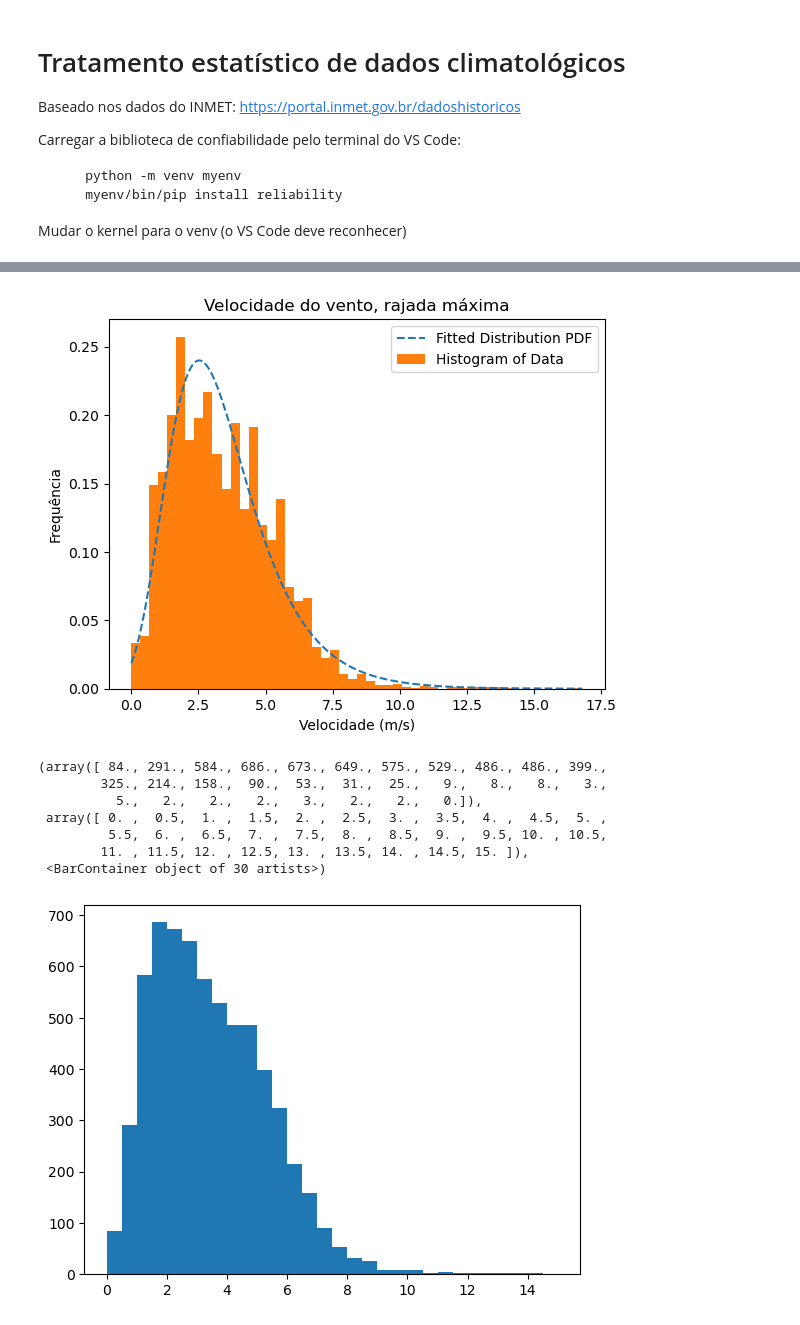
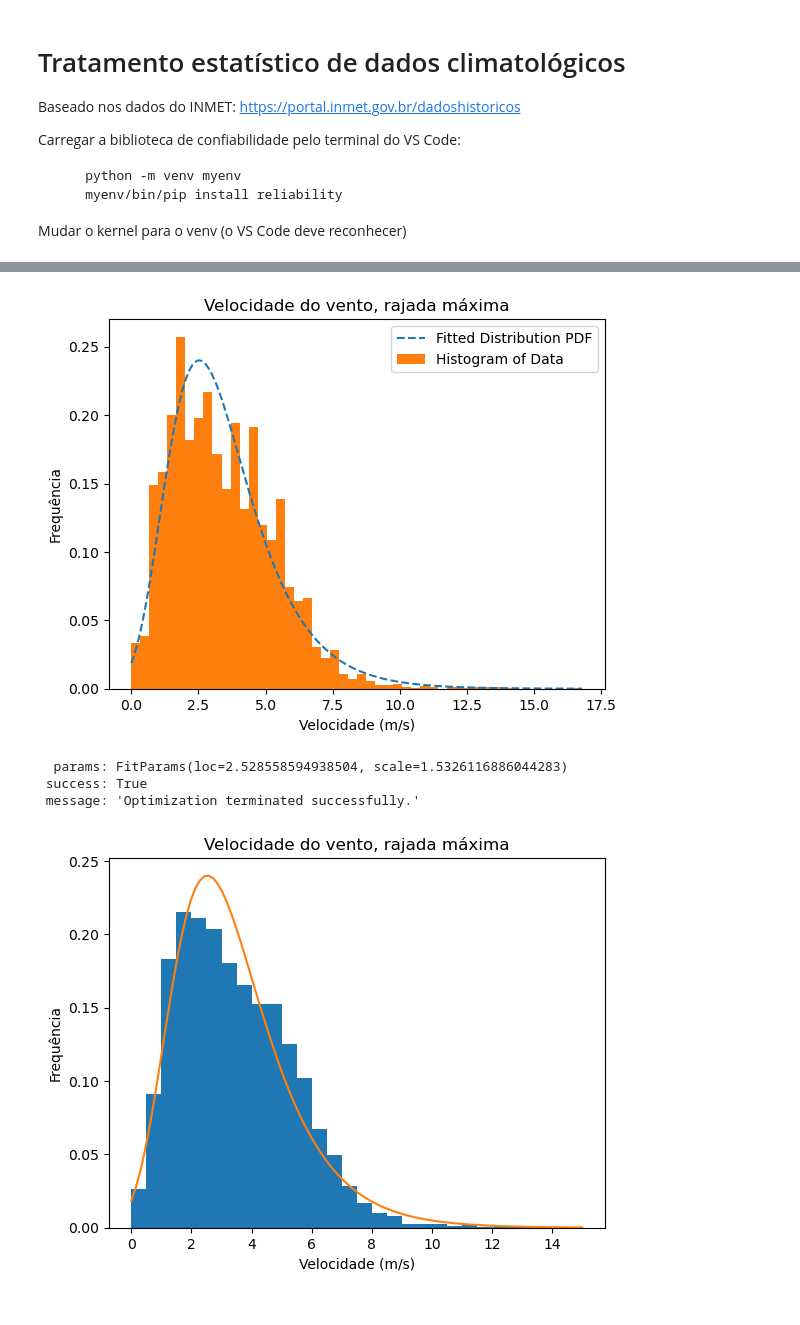
Before and after one commit to carloskleber/nbr5422, a Jupyter notebook: python/tratamentoEstatistico.ipynb, the cells around one changed output, grey strips where cells are left out. Drawn from its saved outputs; the diff is of its cells as text; code cells hidden in the pictures.

```diff
--- a/python/tratamentoEstatistico.ipynb
+++ b/python/tratamentoEstatistico.ipynb
@@ -71,16 +99,20 @@ plt.xlabel('Velocidade (m/s)')
 plt.ylabel('Frequência')
 plt.title('Velocidade do vento, rajada máxima')
 plt.show()
+res
 # %% [output]
 [figure]
+  params: FitParams(loc=2.528558594938504, scale=1.5326116886044283)
+ success: True
+ message: 'Optimization terminated successfully.'
-# %%
-plt.hist(dfRaj, bins=np.arange(0., 15.5, 0.5))
-# %% [output]
-(array([ 84., 291., 584., 686., 673., 649., 575., 529., 486., 486., 399.,
-        325., 214., 158.,  90.,  53.,  31.,  25.,   9.,   8.,   8.,   3.,
-          5.,   2.,   2.,   2.,   3.,   2.,   2.,   0.]),
- array([ 0. ,  0.5,  1. ,  1.5,  2. ,  2.5,  3. ,  3.5,  4. ,  4.5,  5. ,
-         5.5,  6. ,  6.5,  7. ,  7.5,  8. ,  8.5,  9. ,  9.5, 10. , 10.5,
-        11. , 11.5, 12. , 12.5, 13. , 13.5, 14. , 14.5, 15. ]),
- <BarContainer object of 30 artists>)
-[figure, removed]
+# %%
+fig, ax = plt.subplots(1,1)
+ax.hist(dfRaj, bins=np.arange(0., 15.5, 0.5), density=True);
+x = np.linspace(0, 15, 100)
+ax.plot(x, stats.gumbel_r.pdf(x, *res.params))
+plt.xlabel('Velocidade (m/s)')
+plt.ylabel('Frequência')
+plt.title('Velocidade do vento, rajada máxima')
+plt.show()
+# %% [output]
+[figure, added]
```
Also changed, not shown: parts of 14 cells of this notebook.
